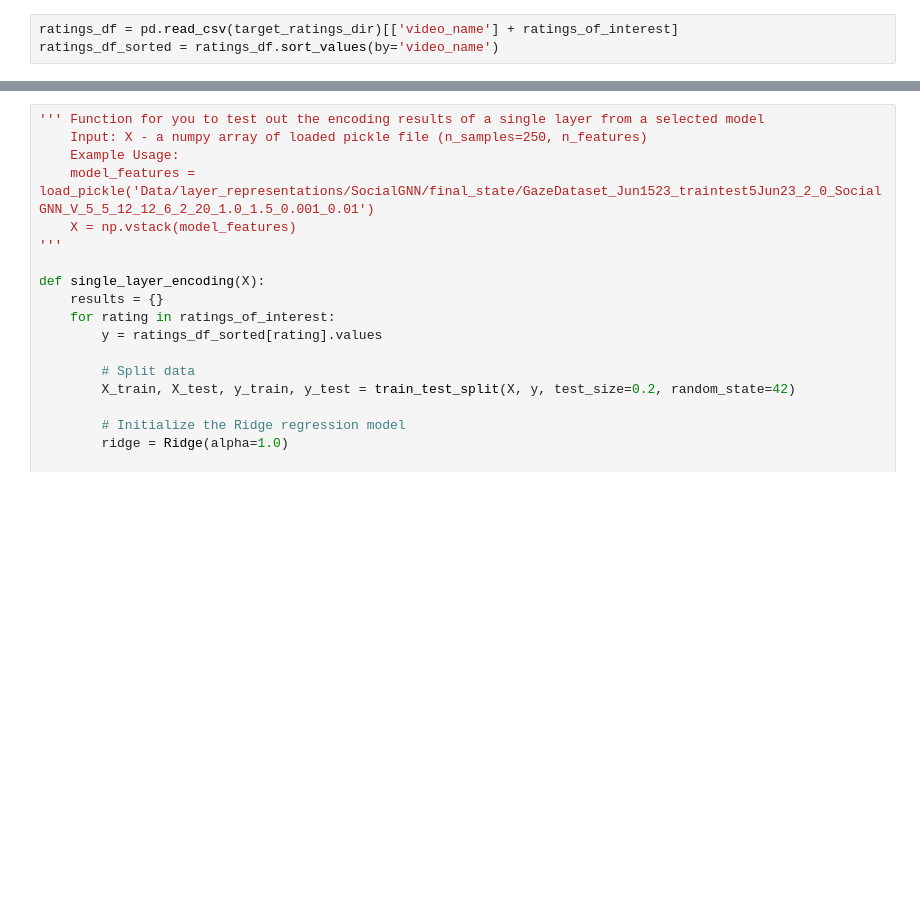
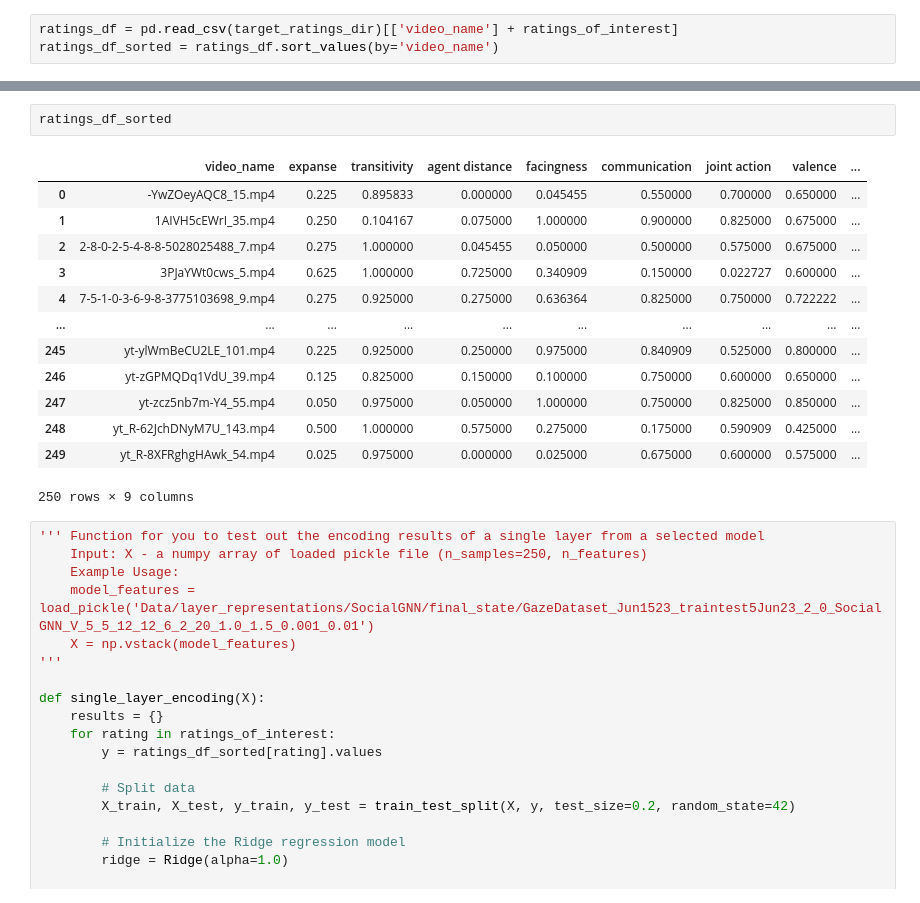
Before and after one commit to qinwenshuo/SocialGNN_encoding, a Jupyter notebook: 4.behavioral_encoding.ipynb, the cells around one changed output, grey strips where cells are left out. Saved outputs shown, nothing was run; the diff lists cells and outputs as text; blank space fills up the shorter version.

```diff
--- a/4.behavioral_encoding.ipynb
+++ b/4.behavioral_encoding.ipynb
@@ -44,3 +56,19 @@ ratings_df_sorted = ratings_df.sort_values(by='video_name')
+# %%
+ratings_df_sorted
+# %% [output]
+|  | video_name | expanse | transitivity | agent distance | facingness | communication | joint action | valence | ... |
+| 0 | -YwZOeyAQC8_15.mp4 | 0.225 | 0.895833 | 0.000000 | 0.045455 | 0.550000 | 0.700000 | 0.650000 | ... |
+| 1 | 1AIVH5cEWrI_35.mp4 | 0.250 | 0.104167 | 0.075000 | 1.000000 | 0.900000 | 0.825000 | 0.675000 | ... |
+| 2 | 2-8-0-2-5-4-8-8-5028025488_7.mp4 | 0.275 | 1.000000 | 0.045455 | 0.050000 | 0.500000 | 0.575000 | 0.675000 | ... |
+| 3 | 3PJaYWt0cws_5.mp4 | 0.625 | 1.000000 | 0.725000 | 0.340909 | 0.150000 | 0.022727 | 0.600000 | ... |
+| 4 | 7-5-1-0-3-6-9-8-3775103698_9.mp4 | 0.275 | 0.925000 | 0.275000 | 0.636364 | 0.825000 | 0.750000 | 0.722222 | ... |
+| ... | ... | ... | ... | ... | ... | ... | ... | ... | ... |
+| 245 | yt-ylWmBeCU2LE_101.mp4 | 0.225 | 0.925000 | 0.250000 | 0.975000 | 0.840909 | 0.525000 | 0.800000 | ... |
+| 246 | yt-zGPMQDq1VdU_39.mp4 | 0.125 | 0.825000 | 0.150000 | 0.100000 | 0.750000 | 0.600000 | 0.650000 | ... |
+| 247 | yt-zcz5nb7m-Y4_55.mp4 | 0.050 | 0.975000 | 0.050000 | 1.000000 | 0.750000 | 0.825000 | 0.850000 | ... |
+| 248 | yt_R-62JchDNyM7U_143.mp4 | 0.500 | 1.000000 | 0.575000 | 0.275000 | 0.175000 | 0.590909 | 0.425000 | ... |
+| 249 | yt_R-8XFRghgHAwk_54.mp4 | 0.025 | 0.975000 | 0.000000 | 0.025000 | 0.675000 | 0.600000 | 0.575000 | ... |
+250 rows × 9 columns
 # %%
 ''' Function for you to test out the encoding results of a single layer from a selected model
     Input: X - a numpy array of loaded pickle file (n_samples=250, n_features)
```
Also changed, not shown: parts of 11 cells of this notebook, 7 other files.
